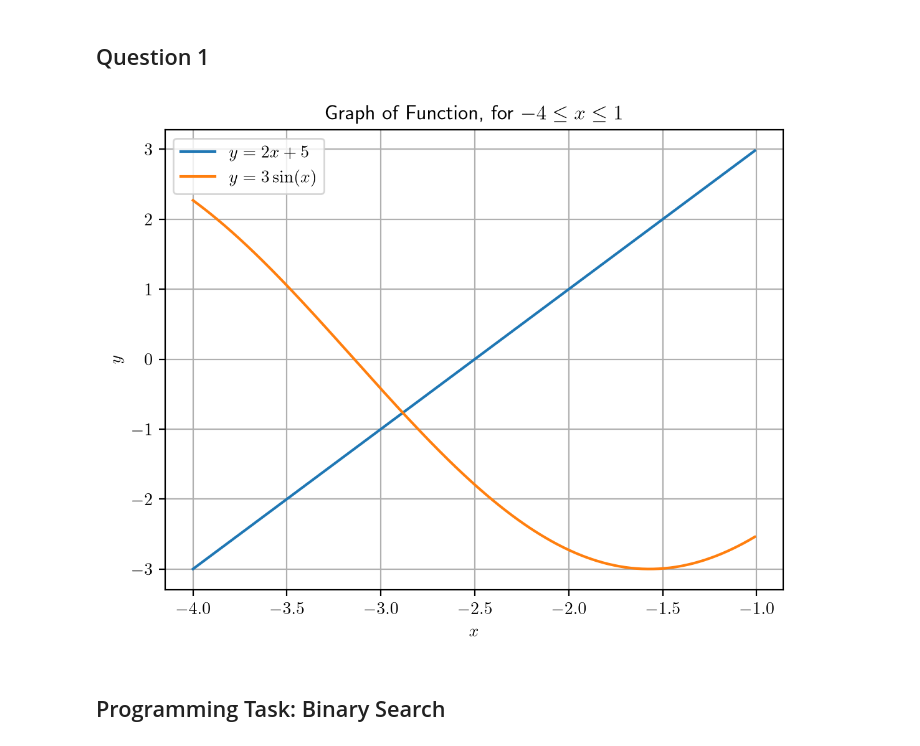
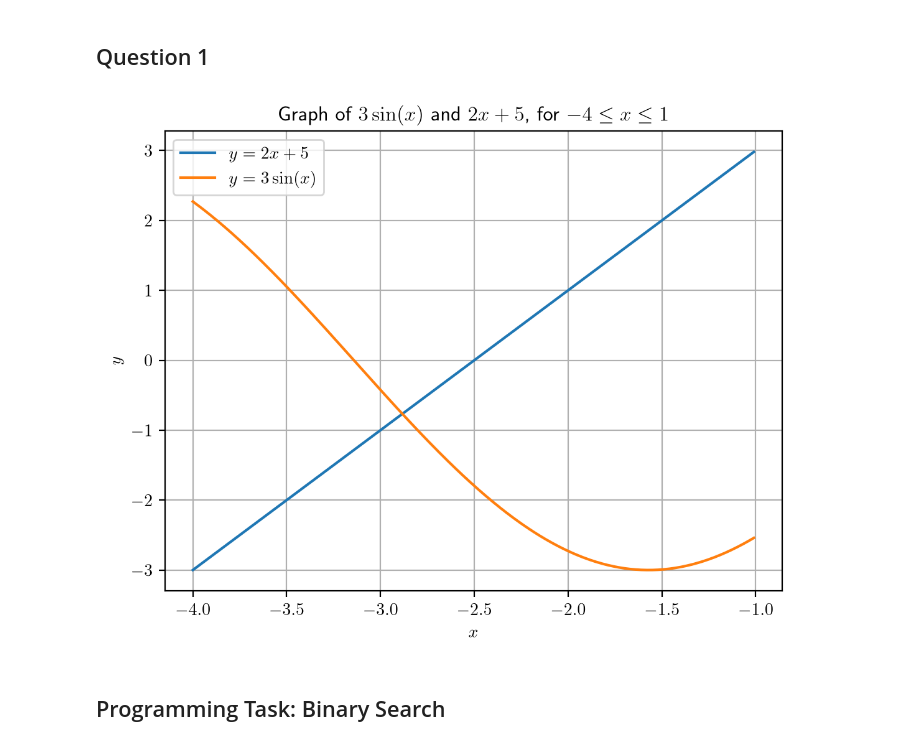
Before and after one commit to EasonSYC/catam-example-project, a Jupyter notebook: src/notebook.ipynb, the cells around one changed output. Saved outputs shown, nothing was run; the diff lists cells and outputs as text; code cells hidden in the pictures.

```diff
--- a/src/notebook.ipynb
+++ b/src/notebook.ipynb
@@ -13,7 +14,6 @@ import numpy.typing as npt
 # %%
 plt.rcParams.update({
     "text.usetex": True,
-    "text.latex.engine": 'latex',
     "text.latex.preamble": r'\usepackage{amsmath}\usepackage{mathtools}\usepackage{permute}\usepackage[notrig]{physics}\input{macros.tex}',
 })
 # %%
@@ -32,18 +32,18 @@ y2: npt.ArrayLike = 3 * np.sin(x)
 # %%
 fig, ax = plt.subplots()
 
 ax.plot(x, y1, label=r'\(y = 2x + 5\)')
 ax.plot(x, y2, label=r'\(y = 3 \sin \pqty{x}\)')
 
 ax.set(xlabel=r'\(x\)',
        ylabel=r'\(y\)',
-       title=r'Graph of Function, for \(-4 \leq x \leq 1\)')
+       title=r'Graph of \(3 \sin \pqty{x}\) and \(2x + 5\), for \(-4 \leq x \leq 1\)')
 ax.grid()
 ax.legend()
 
-fig.savefig("../fig/question-1.png")
+fig.savefig('../fig/question-1')
 # %% [output]
-[figure, old version]
+[figure, new version]
 # %% [markdown]
 ## Programming Task: Binary Search
 # %%
```
Also changed, not shown: parts of 33 cells of this notebook, 25 other files.
